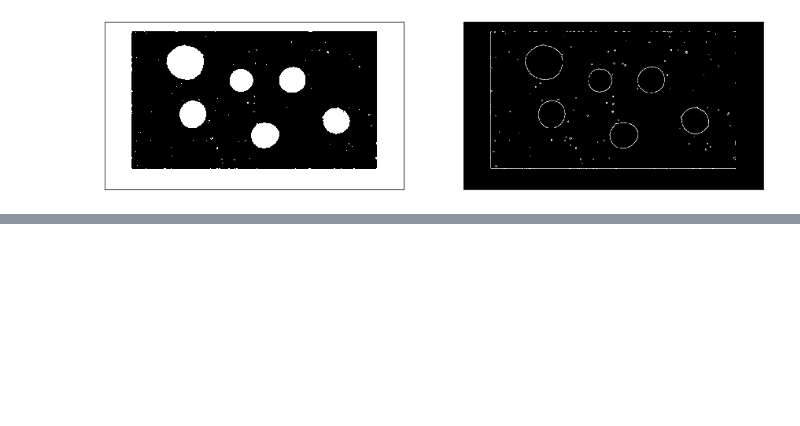
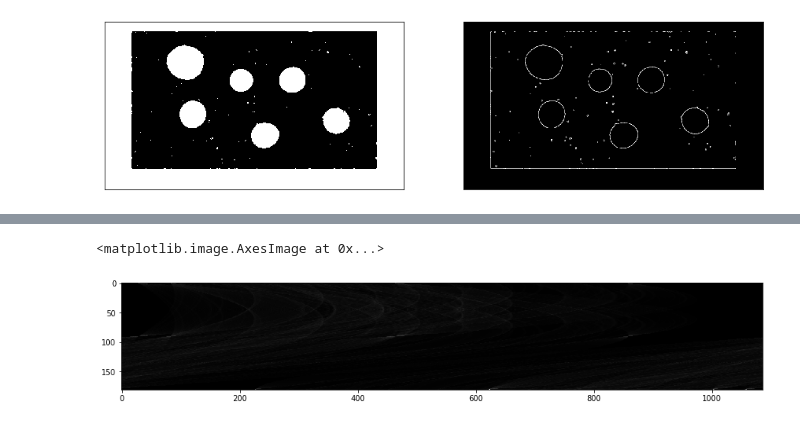
Before and after one commit to achiaver/computer_vision, a Jupyter notebook: trabalho_05/notebooks/trabalho_05.ipynb, the cells around one changed output, grey strips where cells are left out. Saved outputs shown, nothing was run; the diff lists cells and outputs as text; code cells hidden in the pictures; blank space fills up the shorter version.

```diff
--- a/trabalho_05/notebooks/trabalho_05.ipynb
+++ b/trabalho_05/notebooks/trabalho_05.ipynb
@@ -71,0 +97,31 @@ fig = plota([diff_bin_med, diff_sob], 2)
+# %%
+theta_step = 1
+theta_min = 0
+theta_max = 180
+
+theta_size = len(range(theta_min, theta_max, theta_step))
+theta_array = np.array(range(theta_min, theta_max + 1, theta_step))
+# %%
+rho_min = 0
+rho_max = np.ceil(np.sqrt(n_rows**2 + n_cols**2))
+# rho_step = np.ceil((rho_max - rho_min) / theta_size)
+rho_step = 1
+
+rho_size = len(range(np.int(rho_min), np.int(rho_max), np.int(rho_step)))
+# %%
+cummulative_matrix = np.zeros((rho_size + 1, theta_size + 1))
+# %%
+for i in range(n_rows):
+    for j in range(n_cols):
+        if diff_sob_bin[i, j] == 0:
+            continue
+
+        for theta in theta_array:
+            rho = i * np.cos(np.radians(theta)) + j * np.sin(np.radians(theta))
+            cummulative_matrix[int(rho), theta] = cummulative_matrix[int(rho), theta] + 1
+# %%
+fig = plt.figure(figsize=(15,15))
+plt.imshow(cummulative_matrix, cmap = 'gray')
+# %% [output]
+<matplotlib.image.AxesImage at 0x...>
+[figure, added]
```
Also changed, not shown: parts of 15 cells of this notebook.
